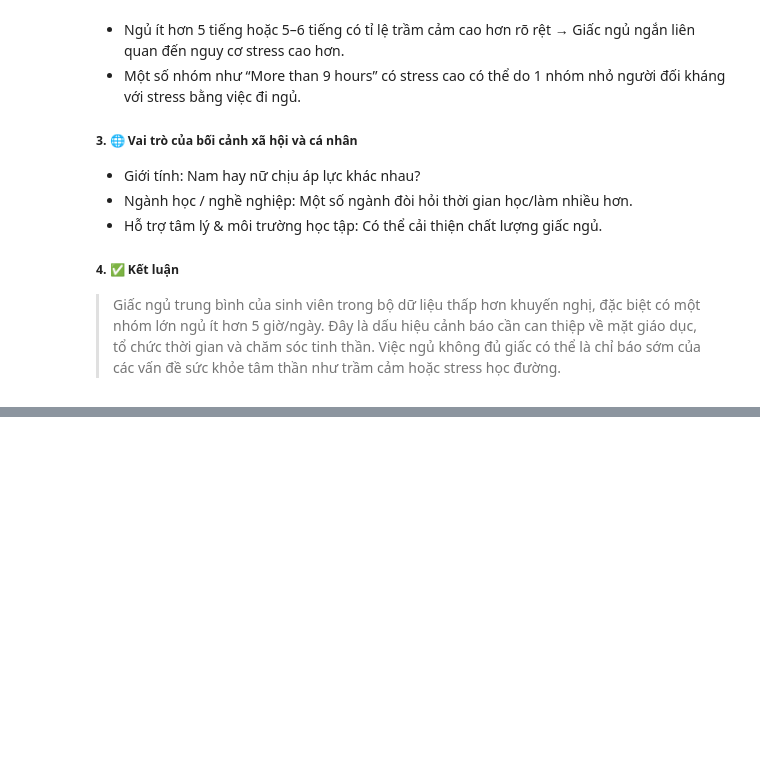
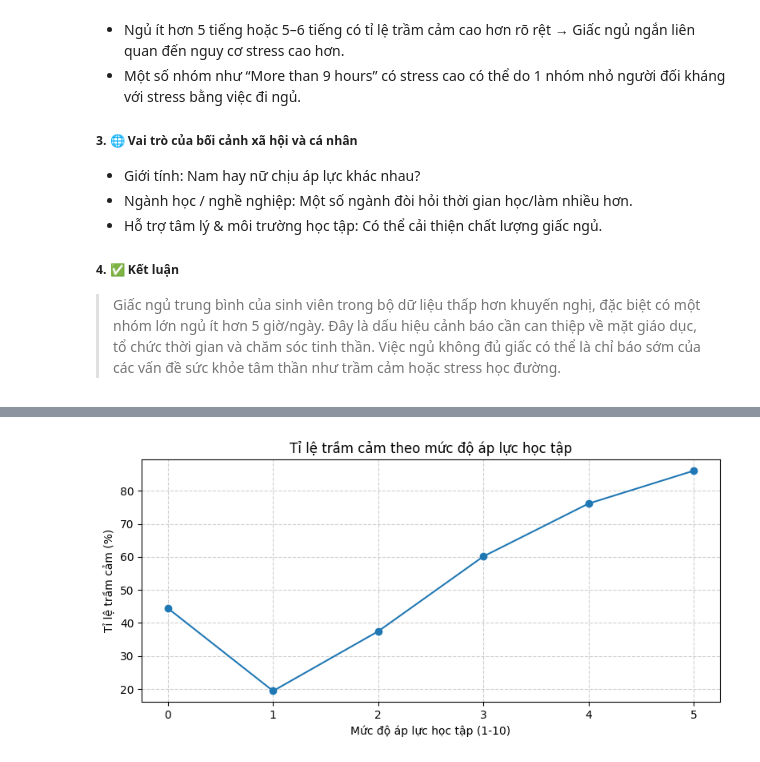
Before and after one commit to Dzivilord/Data_Insight_AI, a Jupyter notebook: src/ExploringData/Visualization_data.ipynb, the cells around one changed output, grey strips where cells are left out. Drawn from its saved outputs; the diff is of its cells as text; code cells hidden in the pictures; blank space fills up the shorter version.

```diff
--- a/src/ExploringData/Visualization_data.ipynb
+++ b/src/ExploringData/Visualization_data.ipynb
@@ -286,0 +338,12 @@ Passing `palette` without assigning `hue` is deprecated and will be removed in v
+# %%
+pressure_rate = student_depression_analyze_df.groupby('Academic Pressure')['Depression'].mean() * 100
+
+pressure_rate.plot(kind='line', marker='o', color='#1f77b4', figsize=(8, 4))
+plt.title('Tỉ lệ trầm cảm theo mức độ áp lực học tập')
+plt.xlabel('Mức độ áp lực học tập (1-10)')
+plt.ylabel('Tỉ lệ trầm cảm (%)')
+plt.grid(True, linestyle='--', alpha=0.6)
+plt.tight_layout()
+plt.show()
+# %% [output]
+[figure, added]
```
Also changed, not shown: parts of 16 cells of this notebook.
